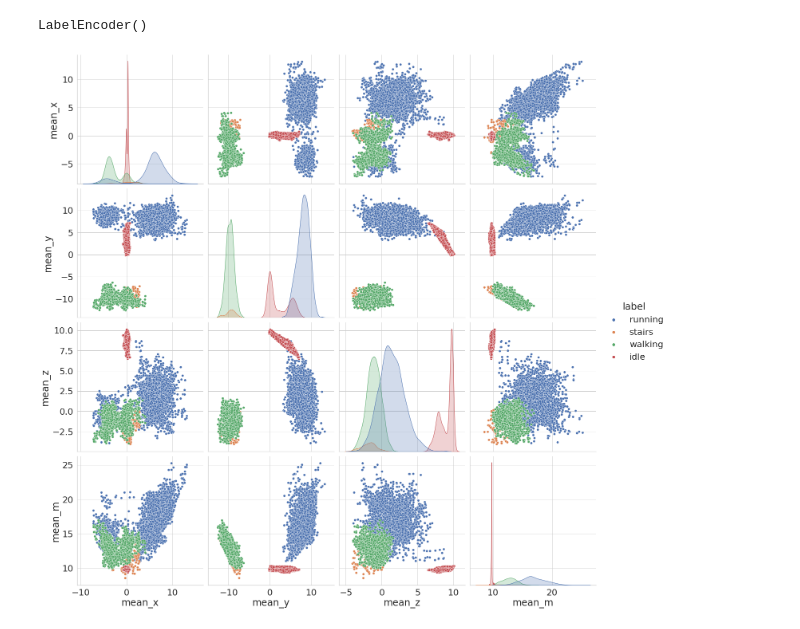
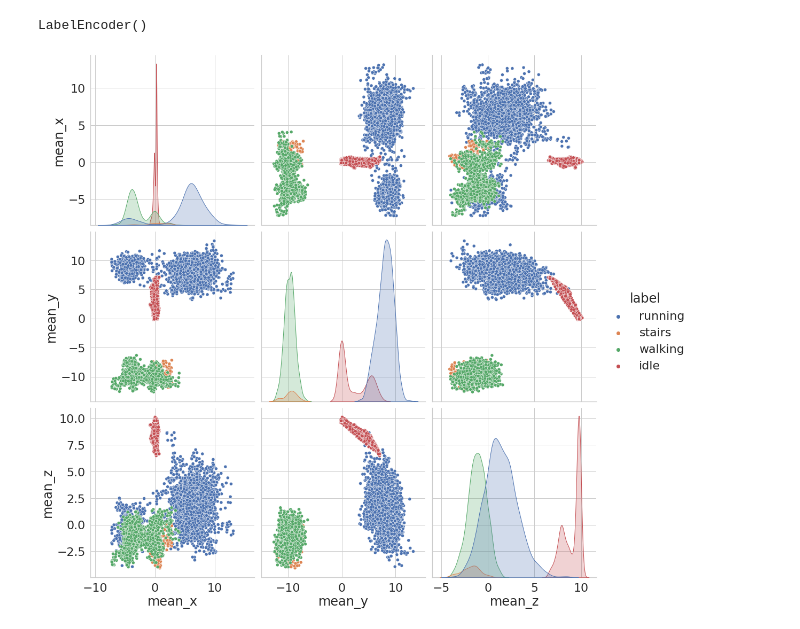
Before and after one commit to kilianovski/study, a Jupyter notebook: small_projects/activity_classification_accelerometer/activity_classification.ipynb, the cells around one changed output. Cells and saved outputs as stored; diff of their text form; code cells hidden in the pictures.

```diff
--- a/small_projects/activity_classification_accelerometer/activity_classification.ipynb
+++ b/small_projects/activity_classification_accelerometer/activity_classification.ipynb
@@ -101,3 +95,0 @@ TODO
-# %%
-am_matrix = np.sqrt(raw_data[x_acc_cols].values**2 + raw_data[y_acc_cols].values**2 + raw_data[z_acc_cols].values**2)
-raw_data = pd.concat([raw_data, pd.DataFrame(am_matrix, columns=m_acc_cols)], axis=1)
@@ -109 +96,5 @@ assert np.allclose((sample.acc_x_0**2 + sample.acc_y_0**2 + sample.acc_z_0**2 ),
+# %%
+mean_x = raw_data[x_acc_cols].mean(axis=1)
+mean_y = raw_data[y_acc_cols].mean(axis=1)
+mean_z = raw_data[z_acc_cols].mean(axis=1)
 # %%
@@ -127,4 +108,11 @@ mean_features = ['mean_x', 'mean_y', 'mean_z', 'mean_m']
+# %%
+simple_features = pd.DataFrame({
+    'mean_x': mean_x,
+    'mean_y': mean_y,
+    'mean_z': mean_z,
+    'label': raw_data['label']
+})
 # %%
-sns.pairplot(data=feature_df[mean_features + ['label']], hue='label', height=5);
+sns.pairplot(data=simple_features, hue='label', height=5);
 # %% [output]
-[figure, old version]
+[figure, new version]
```
Also changed, not shown: parts of 27 cells of this notebook, 1 other file.
